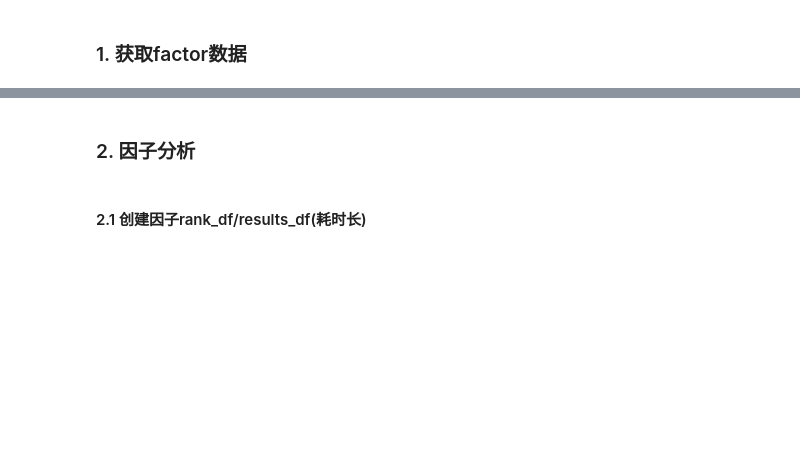
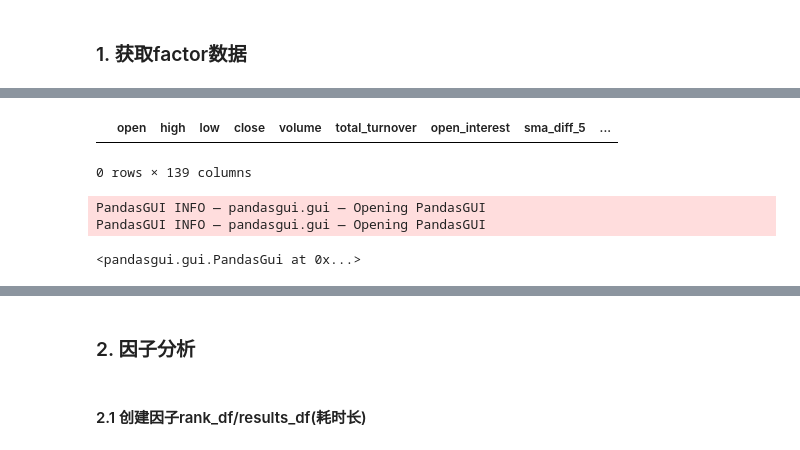
Before and after one commit to kylehakid/factor_analysis, a Jupyter notebook: test_factor.ipynb, the cells around one changed output, grey strips where cells are left out. Cells and saved outputs as stored; diff of their text form; code cells hidden in the pictures; blank space fills up the shorter version.

```diff
--- a/test_factor.ipynb
+++ b/test_factor.ipynb
@@ -146,0 +93,14 @@ Name: shift_200_rtn, Length: 721, dtype: float64
+# %%
+pd.read_parquet(".//data//ic99_2000_20_rank_returns_df.parquet")
+# %% [output]
+|  | open | high | low | close | volume | total_turnover | open_interest | sma_diff_5 | ... |
+0 rows × 139 columns
+# %%
+factors = pd.read_parquet(".//data//ic99_20000_30_rank_df.parquet")
+rtn = pd.read_parquet(".//data//ic99_20000_30_returns_df.parquet")
+show(factors.head(20))
+show(rtn.head(20))
+# %% [output]
+PandasGUI INFO — pandasgui.gui — Opening PandasGUI
+PandasGUI INFO — pandasgui.gui — Opening PandasGUI
+<pandasgui.gui.PandasGui at 0x...>
```
Also changed, not shown: parts of 12 cells of this notebook, 3 other files.
